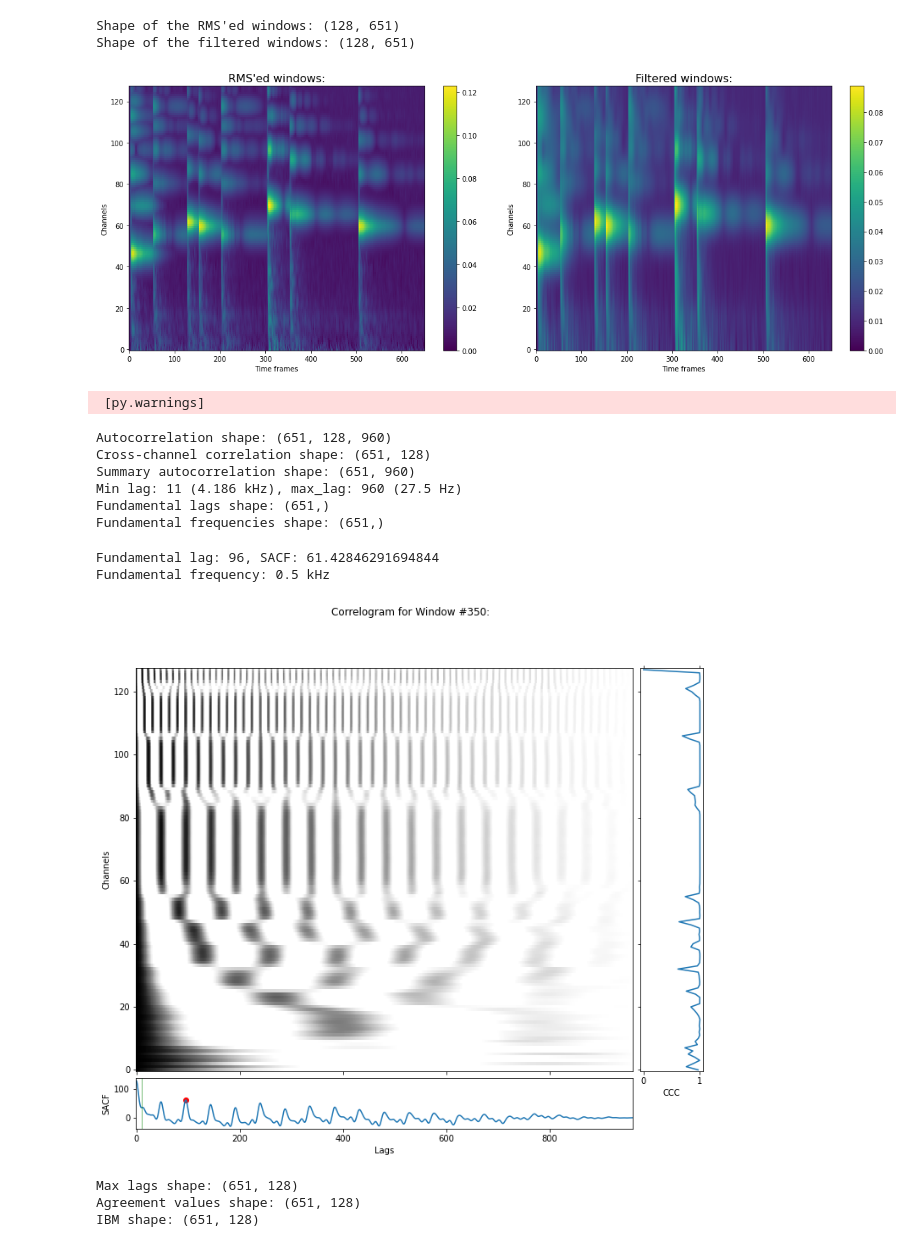
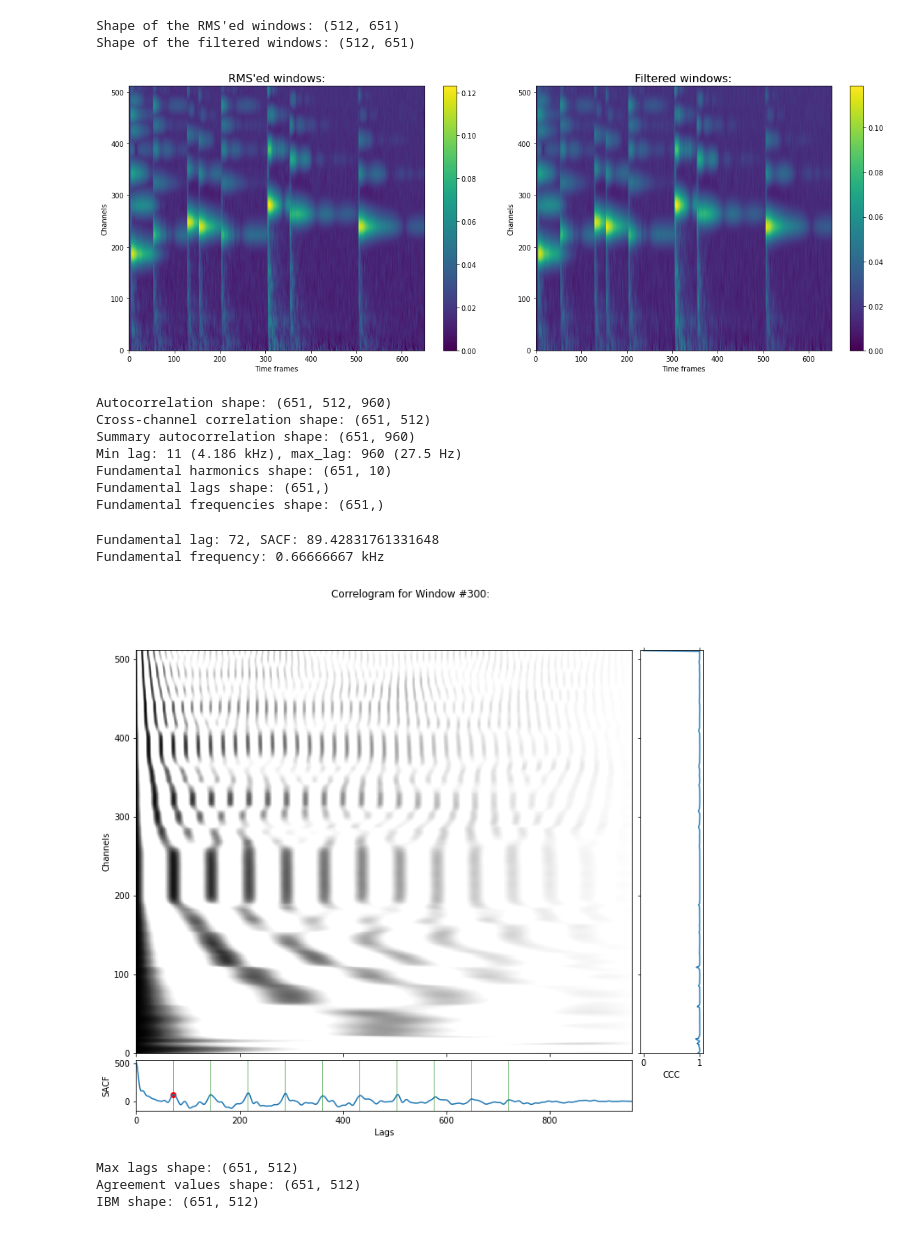
Before and after one commit to salveron/bachelors_thesis, a Jupyter notebook: notebooks/monophony.ipynb, the cells around one changed output. Cells and saved outputs as stored; diff of their text form; code cells hidden in the pictures.

```diff
--- a/notebooks/monophony.ipynb
+++ b/notebooks/monophony.ipynb
@@ -6,14 +6,14 @@ from brian2hears import *
 np.seterr(divide="ignore", invalid="ignore")
 
 sound = Sound.load(pjoin("..", "data", "monophony", "Hedwig's Theme.wav"))
-noise_rate = 0.0001
+noise_rate = 0.0005
 sound += noise_rate * Sound.whitenoise(sound.duration, sound.samplerate, sound.nchannels)
 sound.save(pjoin("..", "data", "monophony", "Hedwig's Theme Noised.wav"))
 
 # Processing only left channel for now...
 sound = sound.left
 
-nchannels = 128
+nchannels = 512
 min_freq = 27.5*Hz  # fundamental frequency of the lowest piano key (A0, #1)
 max_freq = 4.186*kHz  # fundamental frequency of the highest piano key (C8, #88)
 
@@ -95,9 +95,9 @@ ax2.set_ylabel("Channels")
 fig.colorbar(img, ax=ax2)
 show()
 # %% [output]
-Shape of the RMS'ed windows: (128, 651)
-Shape of the filtered windows: (128, 651)
+Shape of the RMS'ed windows: (512, 651)
+Shape of the filtered windows: (512, 651)
-[figure, old version]
+[figure, new version]
 # %%
 # max_amplitudes_idxs = np.argmax(filtered_gaussian, axis=0)
 #
@@ -139,50 +139,56 @@ max_lag = min(int(sound.samplerate / min_freq), windows.shape[2])
 print(f"Min lag: {min_lag} ({max_freq}), max_lag: {max_lag} ({min_freq})")
 
 # Indexes of the max SACF values ~ lags corresponding to fundamental frequencies
-fundamental_lags = np.argmax(sacf[:, min_lag:max_lag], axis=1) + min_lag
+# fundamental_lags = np.argmax(sacf[:, min_lag:max_lag], axis=1) + min_lag
+nharmonics = 10
+harmonics = np.vstack([np.arange(min_lag, max_lag // nharmonics) * harmonic for harmonic in range(1, nharmonics + 1)]).T
+fundamental_harmonics = harmonics[np.argmax(sacf[:, harmonics].sum(axis=2), axis=1)]
+fundamental_lags = fundamental_harmonics[:, 0]
 fundamental_frequencies = sound.samplerate / fundamental_lags
+print(f"Fundamental harmonics shape: {fundamental_harmonics.shape}")
 print(f"Fundamental lags shape: {fundamental_lags.shape}")
 print(f"Fundamental frequencies shape: {fundamental_frequencies.shape}")
 # %% [output]
- [py.warnings]
+Autocorrelation shape: (651, 512, 960)
+Cross-channel correlation shape: (651, 512)
+Summary autocorrelation shape: (651, 960)
+Min lag: 11 (4.186 kHz), max_lag: 960 (27.5 Hz)
+Fundamental harmonics shape: (651, 10)
+Fundamental lags shape: (651,)
+Fundamental frequencies shape: (651,)
-Autocorrelation shape: (651, 128, 960)
-Cross-channel correlation shape: (651, 128)
-Summary autocorrelation shape: (651, 960)
-Min lag: 11 (4.186 kHz), max_lag: 960 (27.5 Hz)
-Fundamental lags shape: (651,)
-Fundamental frequencies shape: (651,)
 # %%
-window_num = 350
+window_num = 300
 
 fig, ((ax1, ax2), (ax3, ax4)) = subplots(ncols=2, nrows=2, figsize=(12, 10), sharey="row", sharex="col", gridspec_kw={"width_ratios": [8, 1],
                                                                                                                   "height_ratios": [8, 1]})
 ax4.set_visible(False)
 fig.suptitle(f"Correlogram for Window #{window_num}:")
 subplots_adjust(wspace=0.03, hspace=0.03)
 
 img = ax1.imshow(autocorr[window_num], origin='lower', aspect='auto', vmin=0, interpolation="none", cmap='Greys')
 ax1.set_ylabel("Channels")
 # fig.colorbar(img, ax=ax1)
 
 ax2.plot(crosscorr[window_num], np.arange(autocorr.shape[1]))
 ax2.set_xlabel("CCC")
 ax2.tick_params(axis="x", reset=True)
 
 fundamental_lag = fundamental_lags[window_num]
 print(f"Fundamental lag: {fundamental_lag}, SACF: {sacf[window_num, fundamental_lag]}\n"
       f"Fundamental frequency: {sound.samplerate / fundamental_lag}")
 
 ax3.plot(sacf[window_num])
 ax3.scatter(fundamental_lag, sacf[window_num, fundamental_lag], color="red")
-ax3.axvline(min_lag, color="green", linewidth=0.5)
+for harmonic in fundamental_harmonics[window_num]:
+      ax3.axvline(harmonic, color="green", linewidth=0.5)
 ax3.set_xlabel("Lags")
 ax3.set_ylabel("SACF")
 
 show()
 # %% [output]
-Fundamental lag: 96, SACF: 61.42846291694844
-Fundamental frequency: 0.5 kHz
+Fundamental lag: 72, SACF: 89.42831761331648
+Fundamental frequency: 0.66666667 kHz
-[figure, old version]
+[figure, new version]
 # %%
 # Max values of the autocorrelation for each T-F unit
 max_lags = autocorr[:, :, min_lag:max_lag].max(axis=2)
@@ -195,16 +201,17 @@ for t, f in np.ndindex(agreement_values.shape):
 print(f"Agreement values shape: {agreement_values.shape}")
 
 # Ideal Binary Mask estimate
-threshold = 0.85
-ibm = (agreement_values > threshold)
+ccc_threshold = 0.95
+agreement_threshold = 0.9
+ibm = np.logical_and((crosscorr > ccc_threshold), (agreement_values > agreement_threshold))
 print(f"IBM shape: {ibm.shape}")
 
 # Masked cochleagram
 # masked = np.apply_along_axis(lambda vec: , 2, windows)
 # %% [output]
-Max lags shape: (651, 128)
-Agreement values shape: (651, 128)
-IBM shape: (651, 128)
+Max lags shape: (651, 512)
+Agreement values shape: (651, 512)
+IBM shape: (651, 512)
 # %%
 figure(figsize=(10, 7))
 imshow(ibm.T, origin='lower', aspect='auto', vmin=0, interpolation="none", cmap="Greys")
```
Also changed, not shown: parts of 5 cells of this notebook, 3 other files.
